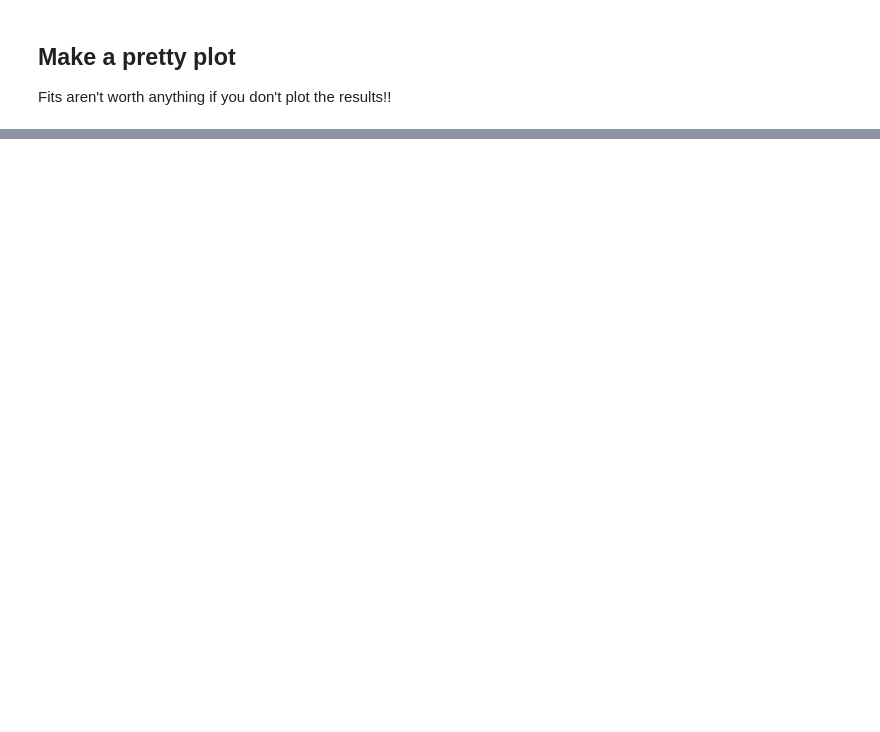
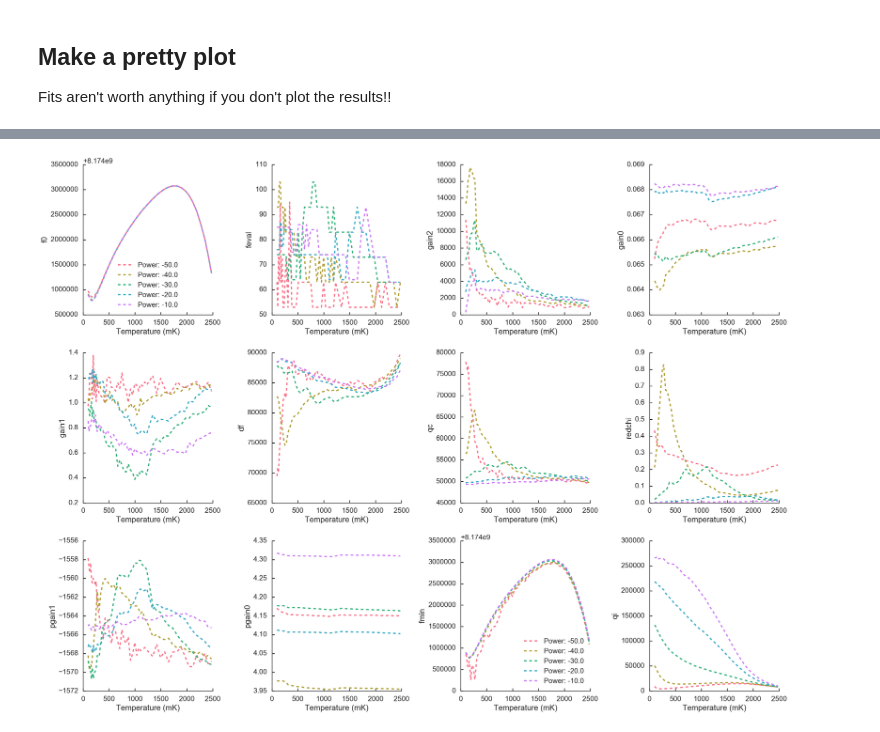
Before and after one commit to FaustinCarter/scraps, a Jupyter notebook: Example2-LotsOfData.ipynb, the cells around one changed output, grey strips where cells are left out. Cells and saved outputs as stored; diff of their text form; code cells hidden in the pictures; blank space fills up the shorter version.

Commit message:
Updated Examples and squashed some bugs

```diff
--- a/Example2-LotsOfData.ipynb
+++ b/Example2-LotsOfData.ipynb
@@ -80,28 +48,28 @@ Make a list of Resonator objects
 -----------
 Lists are a great way to organize things. `pyRes` includes a tool for easily indexing lists of Resonator objects by temperature and power. Each object has a value called `itemp` that is just the experiment temperature rounded to the nearest 5 mK. This helps a lot with organizing data taken at the 'same' temperature that has fluctuations.
 # %%
-#Create resonator objects from the data
-#This uses pyRes's built-in makeResFromData tool
-resObjsTuple = [makeResFromData(fileDataDict) for fileDataDict in fileDataDicts]
+#Path to data (you should look and see what it looks like)
+dataPath = './ExampleData/'
 
-#Pack the resulting resonator objects in to a list of resonator objects
-resList, itemps, pwrs = map(list, zip(*resObjsTuple))
+#Define a resonator name. The data folder has data for RES-1, RES-2, RES-3, RES-4 so any of those will work.
+#Try changing the name to one of the others and rerun the notebook.
+resName = 'RES-1'
+
+#We pass the process file and the path to the data, and the built-in routine spits out a list of Resonator objects!
+resList = pr.makeResList(pr.process_file, dataPath, resName)
 
 #Create index vectors for all temps and pwrs in the experiment
 
 #itemp = temp rounded to the nearest 5 mK
-itempsList = np.unique(itemps)
-pwrsList = np.unique(pwrs)
+tempsList = np.unique([res.temp for res in resList])
+pwrsList = np.unique([res.pwr for res in resList])
 
 #Let's look at all the temperatures and powers in the experiment
 print 'number of resonators in list = ', len(resList)
-print 'temps = ', itempsList
+print 'temps = ', tempsList
 print 'powers = ', pwrsList
-print 'temps x powers = ', len(itempsList)*len(pwrsList)
+print 'temps x powers = ', len(tempsList)*len(pwrsList)
 
 #Can you figure out why the number of resonators in resList is different from temps*powers?
 #Hint: look in the data folder at the names of the data files and compare temperatures.
-
-#This difference is why it is always important to check and make sure the Resonator object you ask for 'is not None'
-#If you have a clever way to fix this issue, please tell me!
 # %% [output]
@@ -235,0 +169,10 @@ Use the `ResonatorSweep` object that you made in the last Excersize to make a pl
+# %%
+#Pack all of the fit data into resSweep, and use the 'block' index method
+#to figure out which temperatures are nominally the same
+resSweep = pr.ResonatorSweep(resList, index='block')
+
+#Look at the first few frequencies:
+print '\nf0\n',resSweep['f0'].head()
+
+#and the first few reduced-chi-squared values
+print '\nredchi\n',resSweep['redchi'].head()
@@ -235,0 +195,13 @@ Use the `ResonatorSweep` object that you made in the last Excersize to make a pl
+# %%
+#Now let's make a plot of all the parameters!
+
+#Colors again!
+sns.set_palette(sns.color_palette("husl", len(resSweep.pvec)))
+
+#Plot everything except for a couple keys
+figS = resSweep.plotParamsVsTemp(keysToIgnore=['Ioffset', 'Qoffset', 'chisq'])
+
+sns.despine()
+figS.tight_layout()
+# %% [output]
+[figure, added]
```
Also changed, not shown: parts of 15 cells of this notebook, 7 other files.
